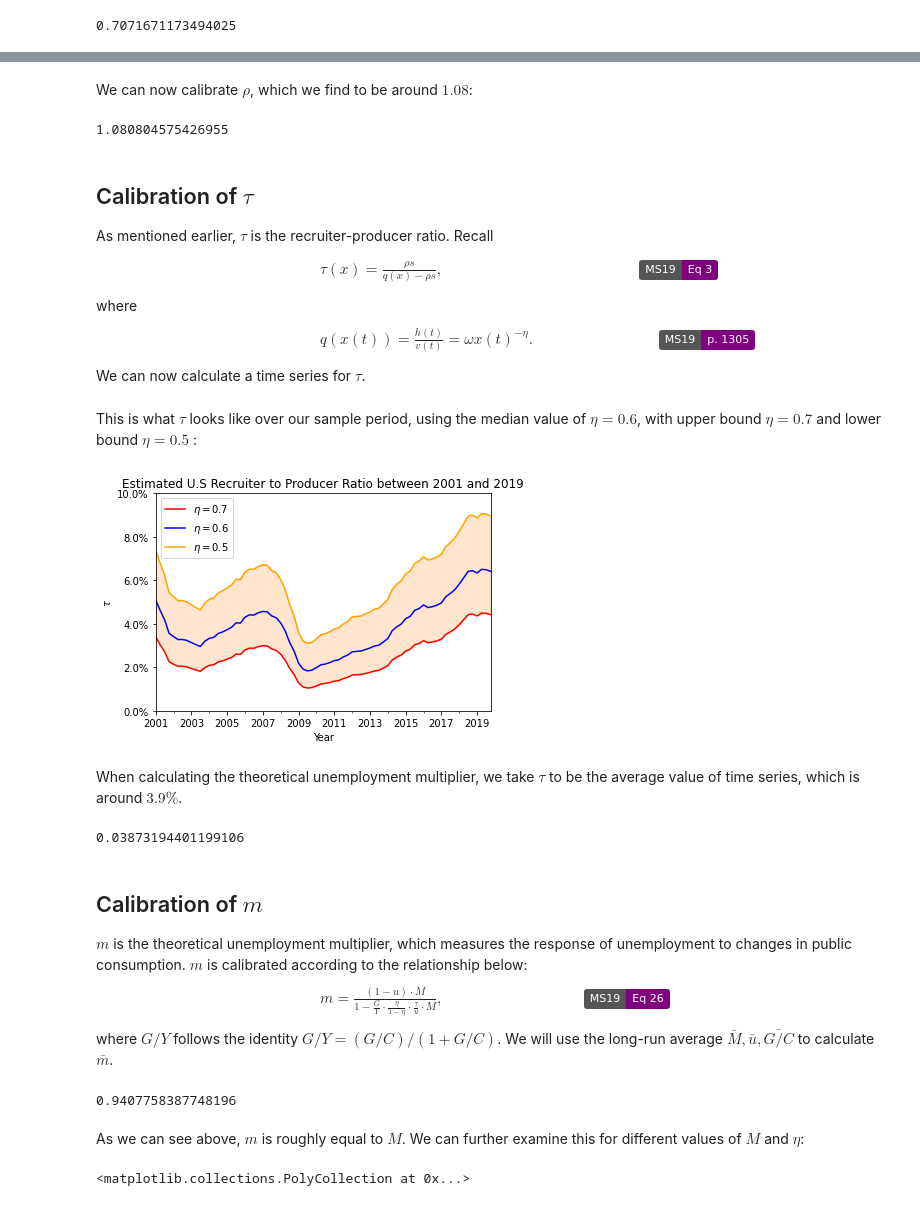
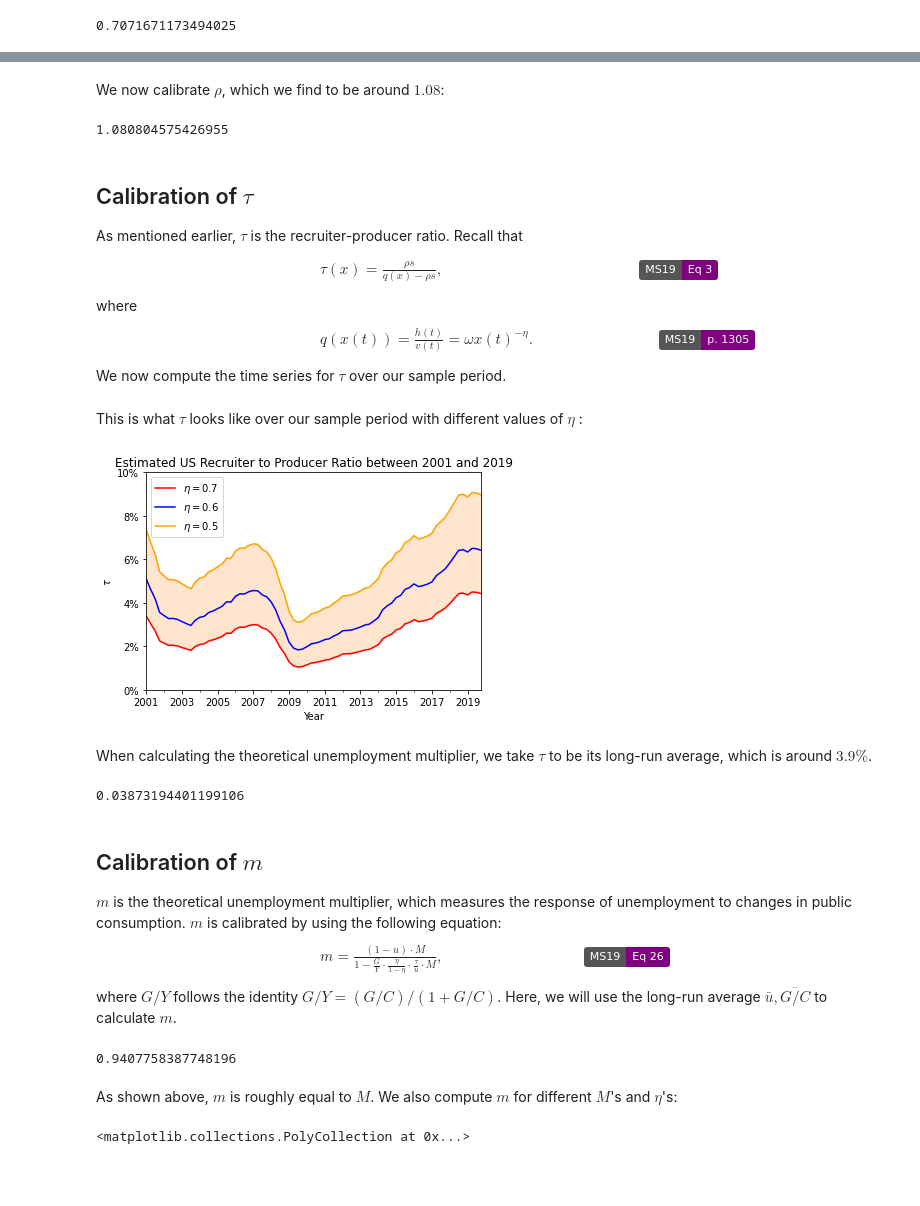
Before and after one commit to lnsongxf/public-expenditure, a Jupyter notebook: optimal-stimulus.ipynb, the cells around one changed output, grey strips where cells are left out. Drawn from its saved outputs; the diff is of its cells as text; code cells hidden in the pictures; badges without logos; blank space fills up the shorter version.

```diff
--- a/optimal-stimulus.ipynb
+++ b/optimal-stimulus.ipynb
@@ -193,5 +196,5 @@ tau_bar = tau_bar_func(eta)
 # %% [markdown]
-We can now calibrate $\rho$, which we find to be around $1.08$:
+We now calibrate $\rho$, which we find to be around $1.08$:
 # %%
 rho_func = lambda eta:omega_func(eta)*x_bar**(-1*eta)*tau_bar_func(eta)/((1 + tau_bar_func(eta))*s)
 rho = rho_func(eta)
@@ -201,7 +204,7 @@ rho
 # %% [markdown]
 ## Calibration of $\tau$
 
-As mentioned earlier, $\tau$ is the recruiter-producer ratio. Recall
+As mentioned earlier, $\tau$ is the recruiter-producer ratio. Recall that
 
                 $\tau(x) = \frac{\rho s}{q(x) - \rho s}, $              [![Generic badge](https://img.shields.io/badge/MS19-Eq%203-purple?logo=read-the-docs)](https://www.pascalmichaillat.org/6.html)
 
@@ -209,28 +212,28 @@ where
 
                 $q(x(t)) = \frac{h(t)}{v(t)}=\omega x(t)^{-\eta}.$         [![Generic badge](https://img.shields.io/badge/MS19-p.%201305-purple?logo=read-the-docs)](https://www.pascalmichaillat.org/6.html)
 
-We can now calculate a time series for $\tau$.
+We now compute the time series for $\tau$ over our sample period.
 # %%
 q = lambda x, eta:omega_func(eta)*x**(-eta)
 tau_ts_func = lambda eta:rho_func(eta)*s / (q(x_ts, eta) - rho_func(eta)*s)
 tau_ts = tau_ts_func(eta)
 # %% [markdown]
-This is what $\tau$ looks like over our sample period, using the median value of $\eta = 0.6$, with upper bound $\eta = 0.7$ and lower bound $\eta = 0.5$ :
+This is what $\tau$ looks like over our sample period with different values of $\eta$ :
 # %%
 tau_h_ts, tau_l_ts = tau_ts_func(eta_h), tau_ts_func(eta_l)
 tau_range = pd.DataFrame(data={f'$\eta = ${eta_h}':tau_h_ts,
                                f'$\eta = ${eta}':tau_ts,
                                f'$\eta = ${eta_l}':tau_l_ts})
-tau_range_ax = tau_range.plot(title=r"Estimated U.S Recruiter to Producer Ratio between 2001 and 2019",
+tau_range_ax = tau_range.plot(title=r"Estimated US Recruiter to Producer Ratio between 2001 and 2019",
                               color=['red', 'blue', 'orange'])
 tau_range_ax.set(xlabel='Year', ylabel=r'$\tau$', ylim=(0, 0.1))
 tau_range_ax.fill_between(tau_range.index, tau_range[f'$\eta = ${eta_l}'], tau_range[f'$\eta = ${eta_h}'],
                           alpha=0.2, color='tab:orange')
-tau_range_ax.yaxis.set_major_formatter(mtick.PercentFormatter(1.0))
+tau_range_ax.yaxis.set_major_formatter(mtick.PercentFormatter(1.0, decimals=0))
 # %% [output]
-[figure, old version]
+[figure, new version]
 # %% [markdown]
-When calculating the theoretical unemployment multiplier, we take $\tau$ to be the average value of time series, which is around $3.9\%$.
+When calculating the theoretical unemployment multiplier, we take $\tau$ to be its long-run average, which is around $3.9\%$.
 # %%
 tau_func = lambda eta:tau_ts_func(eta).mean()
 tau = tau_func(eta)
@@ -240,11 +243,11 @@ tau
 # %% [markdown]
 ## Calibration of $m$
 
-$m$ is the theoretical unemployment multiplier, which measures the response of unemployment to changes in public consumption. $m$ is calibrated according to the relationship below:
+$m$ is the theoretical unemployment multiplier, which measures the response of unemployment to changes in public consumption. $m$ is calibrated by using the following equation:
 
                 $ m = \frac{(1-u)\cdot M}{1- \frac{G}{Y}\cdot \frac{\eta}{1-\eta}\cdot \frac{\tau}{u}\cdot M},$          [![Generic badge](https://img.shields.io/badge/MS19-Eq%2026-purple?logo=read-the-docs)](https://www.pascalmichaillat.org/6.html)
 
-where $G/Y$ follows the identity $G/Y = (G/C)/(1+G/C)$. We will use the long-run average $\bar{M}, \bar{u}, \bar{G/C}$ to calculate $\bar{m}$.
+where $G/Y$ follows the identity $G/Y = (G/C)/(1+G/C)$. Here, we will use the long-run average $\bar{u}, \overline{G/C}$ to calculate $m$.
 # %%
 # Identity for conversion between G/Y and G/C
 GY_func = lambda GC:GC/(1 + GC)
@@ -255,5 +258,5 @@ m
 # %% [output]
 0.9407758387748196
 # %% [markdown]
-As we can see above, $m$ is roughly equal to $M$. We can further examine this for different values of $M$ and $\eta$:
+As shown above, $m$ is roughly equal to $M$. We also compute $m$ for different $M$'s and $\eta$'s:
 # %%
```
Also changed, not shown: parts of 31 cells of this notebook.
